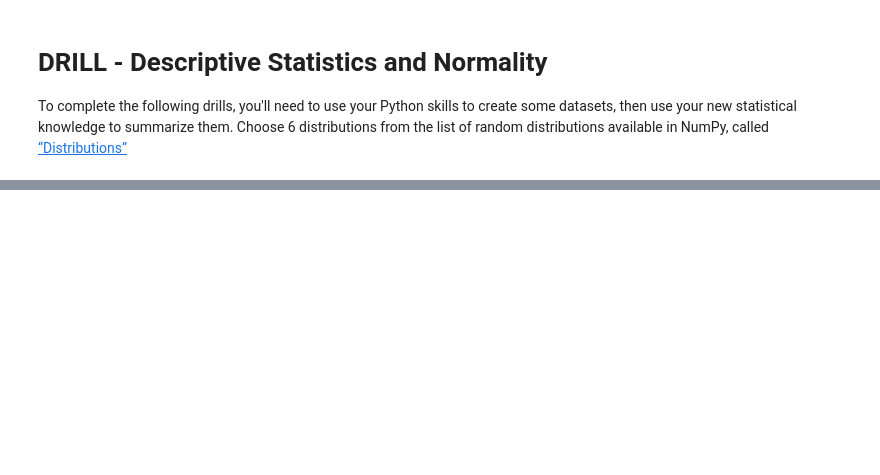
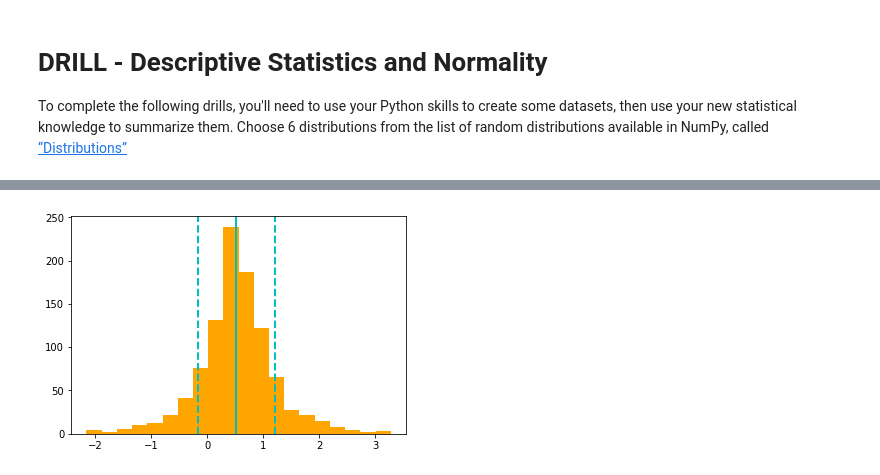
Before and after one commit to colettekenney/DRILL_SUBMISSIONS, a Jupyter notebook: 3.3.4 Drill Submission.ipynb, the cells around one changed output, grey strips where cells are left out. Saved outputs shown, nothing was run; the diff lists cells and outputs as text; code cells hidden in the pictures; blank space fills up the shorter version.

```diff
--- a/3.3.4 Drill Submission.ipynb
+++ b/3.3.4 Drill Submission.ipynb
@@ -10,0 +46,17 @@ To complete the following drills, you'll need to use your Python skills to creat
+# %%
+# Generate a Laplace distribution with location = 0.5 and scale = 0.5
+# I'm using 1000 data points instead of only 100
+laplace = np.random.laplace(0.5, 0.5, 1000)
+
+# Add verticle line at the mean
+plt.axvline(laplace.mean(), color='c', linestyle='solid', linewidth=2)
+
+# Add a verticle line at one std. dev. above and below the mean.
+plt.axvline(laplace.mean() + laplace.std(), color='c', linestyle='dashed', linewidth=2)
+plt.axvline(laplace.mean() - laplace.std(), color='c', linestyle='dashed', linewidth=2)
+
+# Plot and print histogram
+plt.hist(laplace, bins=20, color='orange')
+plt.show()
+# %% [output]
+[figure, added]
```
Also changed, not shown: parts of 15 cells of this notebook.
